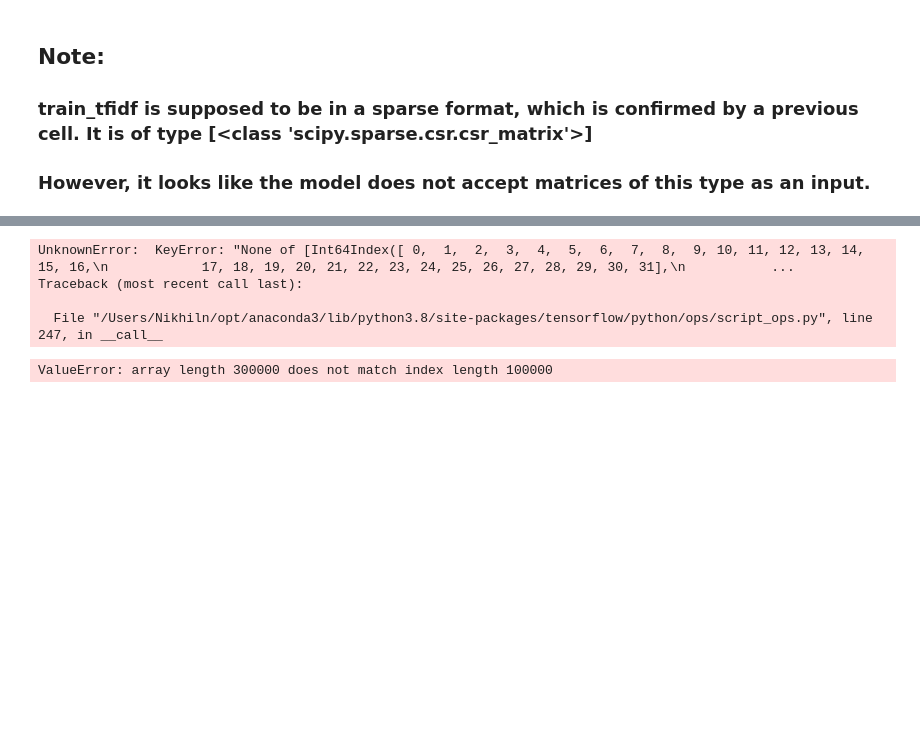
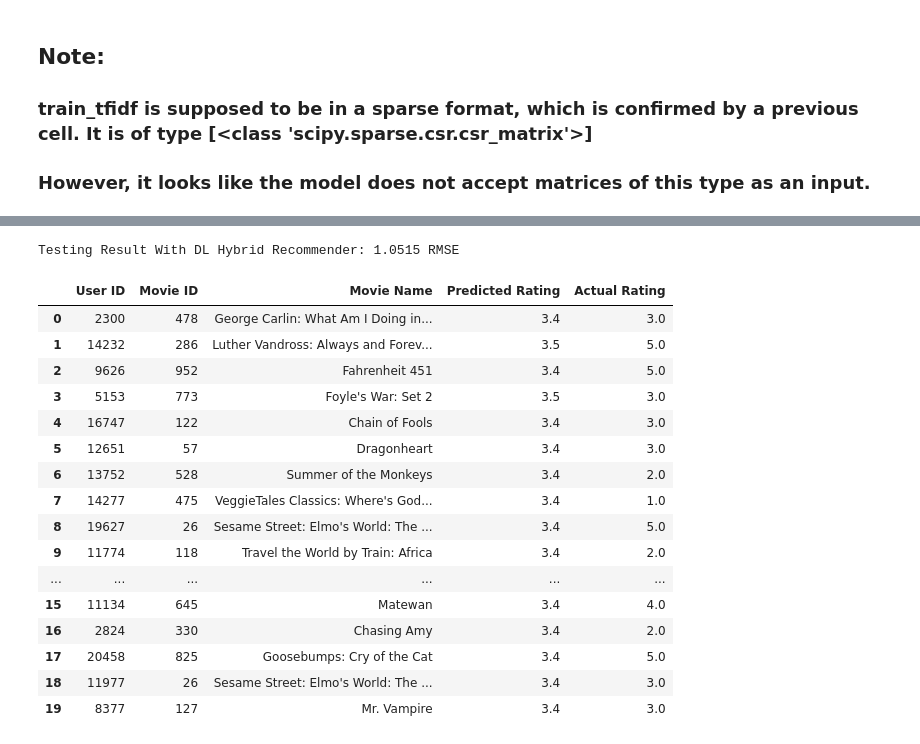
Before and after one commit to nnair12/mec-mini-projects, a Jupyter notebook: mec-17.4.1-recommendation-systems-mini-project/Mini_Project_Recommendation_Systems.ipynb, the cells around one changed output, grey strips where cells are left out. Saved outputs shown, nothing was run; the diff lists cells and outputs as text; code cells hidden in the pictures; blank space fills up the shorter version.

Commit message:
FInished last task model prediction

```diff
--- a/mec-17.4.1-recommendation-systems-mini-project/Mini_Project_Recommendation_Systems.ipynb
+++ b/mec-17.4.1-recommendation-systems-mini-project/Mini_Project_Recommendation_Systems.ipynb
@@ -1177,10 +1171,11 @@ ________________________________________________________________________________
 # fit the model
 batch_size=1024
 epochs=2
+optimizer=Adam()
 X = [df_hybrid_train['User'], df_hybrid_train['Movie'], train_tfidf]
 y = df_hybrid_train['Rating']
-model.fit(X, y,
-          batch_size=batch_size,
-          epochs=epochs, ## Change the epochs to find better improved model.
-          validation_split=0.1,
-          shuffle=True)
+#model.fit(X, y,
+#          batch_size=batch_size,
+#          epochs=epochs, ## Change the epochs to find better improved model.
+#          validation_split=0.1,
+#          shuffle=True)
@@ -1189,7 +1225,8 @@ ValueError: `validation_split` is only supported for Tensors or NumPy arrays, fo
 # %%
 # create test input data and true outputs
-X_test = [df_hybrid_test['User'], df_hybrid_test['Movie'], test_tfidf]
-y_true = df_hybrid_test['Rating'].values
+X_test = [df_hybrid_test['User'][:100], df_hybrid_test['Movie'][:100],
+          np.array(test_tfidf[:100].todense())]
+y_true = df_hybrid_test['Rating'].values[:100]
 
 # Test model by making predictions on test data
 y_pred = model.predict(X_test).ravel()
@@ -1200,20 +1237,33 @@ y_pred = list(map(lambda x: 1.0 if x < 1 else 5.0 if x > 5.0 else x, y_pred))
 rmse = np.sqrt(mean_squared_error(y_pred=y_pred, y_true=y_true))
 print('\n\nTesting Result With DL Hybrid Recommender: {:.4f} RMSE'.format(rmse))
 # %% [output]
-UnknownError:  KeyError: "None of [Int64Index([ 0,  1,  2,  3,  4,  5,  6,  7,  8,  9, 10, 11, 12, 13, 14, 15, 16,\n            17, 18, 19, 20, 21, 22, 23, 24, 25, 26, 27, 28, 29, 30, 31],\n           ...
-Traceback (most recent call last):
-
-  File "/Users/Nikhiln/opt/anaconda3/lib/python3.8/site-packages/tensorflow/python/ops/script_ops.py", line 247, in __call__
+Testing Result With DL Hybrid Recommender: 1.0515 RMSE
 # %%
 ## Let's see how our collaborative model performs by seeing the predicted and actual rating for the given user and movie pair
 results_df = pd.DataFrame({
-    'User ID': df_hybrid_test['User'].values,
-    'Movie ID': df_hybrid_test['Movie'].values,
-    'Movie Name': [movie_titles['Name'].iloc[item] for item in df_hybrid_test['Movie']],
+    'User ID': df_hybrid_test['User'].values[:100],
+    'Movie ID': df_hybrid_test['Movie'].values[:100],
+    'Movie Name': [movie_titles['Name'].iloc[item] for item in df_hybrid_test['Movie']][:100],
     'Predicted Rating': np.round(y_pred, 1),
-    'Actual Rating': y_true
+    'Actual Rating': y_true[:100]
 })
 
 results_df.head(20)
 # %% [output]
-ValueError: array length 300000 does not match index length 100000
+|  | User ID | Movie ID | Movie Name | Predicted Rating | Actual Rating |
+| 0 | 2300 | 478 | George Carlin: What Am I Doing in... | 3.4 | 3.0 |
+| 1 | 14232 | 286 | Luther Vandross: Always and Forev... | 3.5 | 5.0 |
+| 2 | 9626 | 952 | Fahrenheit 451 | 3.4 | 5.0 |
+| 3 | 5153 | 773 | Foyle's War: Set 2 | 3.5 | 3.0 |
+| 4 | 16747 | 122 | Chain of Fools | 3.4 | 3.0 |
+| 5 | 12651 | 57 | Dragonheart | 3.4 | 3.0 |
+| 6 | 13752 | 528 | Summer of the Monkeys | 3.4 | 2.0 |
+| 7 | 14277 | 475 | VeggieTales Classics: Where's God... | 3.4 | 1.0 |
+| 8 | 19627 | 26 | Sesame Street: Elmo's World: The ... | 3.4 | 5.0 |
+| 9 | 11774 | 118 | Travel the World by Train: Africa | 3.4 | 2.0 |
+| ... | ... | ... | ... | ... | ... |
+| 15 | 11134 | 645 | Matewan | 3.4 | 4.0 |
+| 16 | 2824 | 330 | Chasing Amy | 3.4 | 2.0 |
+| 17 | 20458 | 825 | Goosebumps: Cry of the Cat | 3.4 | 5.0 |
+| 18 | 11977 | 26 | Sesame Street: Elmo's World: The ... | 3.4 | 3.0 |
+| 19 | 8377 | 127 | Mr. Vampire | 3.4 | 3.0 |
```
Also changed, not shown: parts of 13 cells of this notebook.
